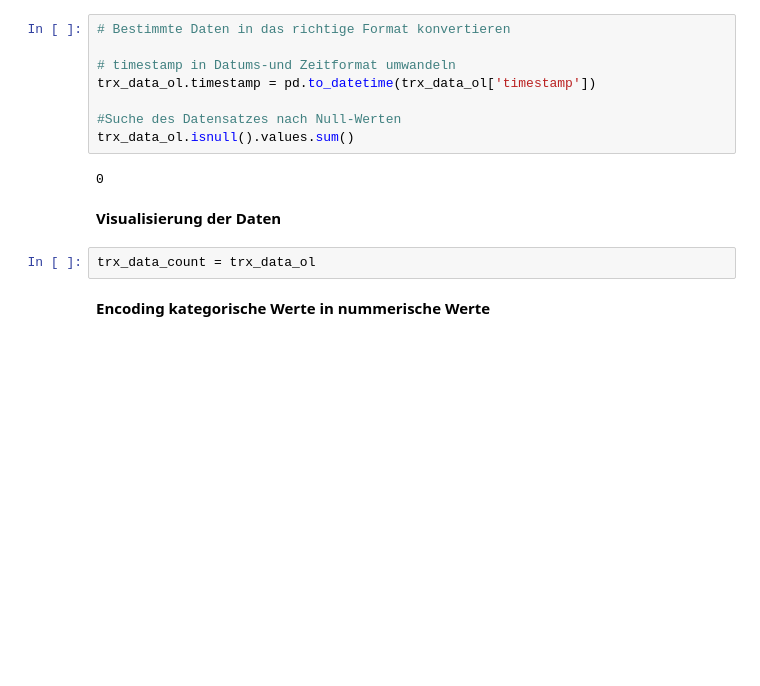
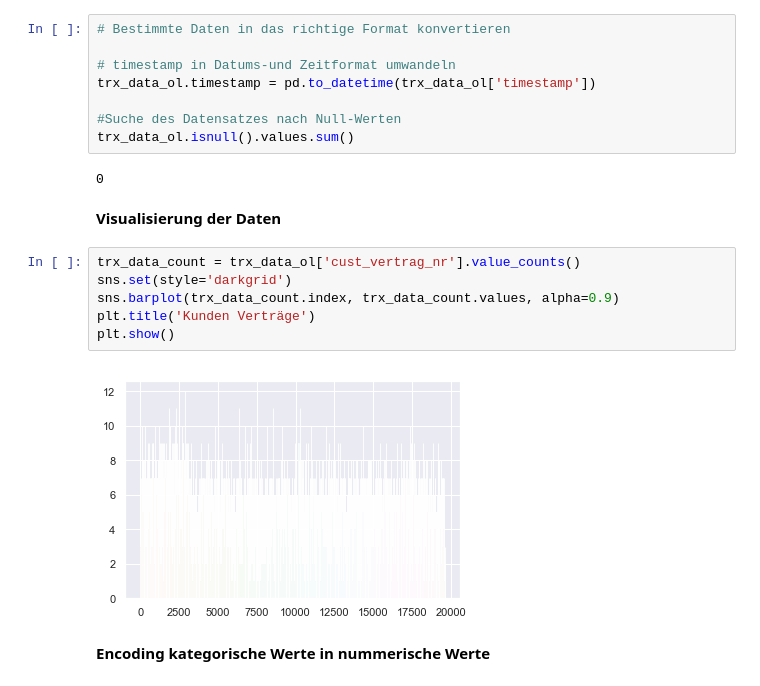
Before and after one commit to sipfli/cas_datenanalyse, a Jupyter notebook: Semesterarbeit/CAS_DA_SA_Payment_Fraud_Detection.ipynb, the cells around one changed output. Drawn from its saved outputs; the diff is of its cells as text; blank space fills up the shorter version.

```diff
--- a/Semesterarbeit/CAS_DA_SA_Payment_Fraud_Detection.ipynb
+++ b/Semesterarbeit/CAS_DA_SA_Payment_Fraud_Detection.ipynb
@@ -74,8 +74,14 @@ trx_data_ol.isnull().values.sum()
 0
 # %% [markdown]
 **Visualisierung der Daten**
-# %%
-trx_data_count = trx_data_ol
+# %%
+trx_data_count = trx_data_ol['cust_vertrag_nr'].value_counts()
+sns.set(style='darkgrid')
+sns.barplot(trx_data_count.index, trx_data_count.values, alpha=0.9)
+plt.title('Kunden Verträge')
+plt.show()
+# %% [output]
+[figure, added]
 # %% [markdown]
 **Encoding kategorische Werte in nummerische Werte**
 # %%
```
Also changed, not shown: parts of 1 cell of this notebook.
